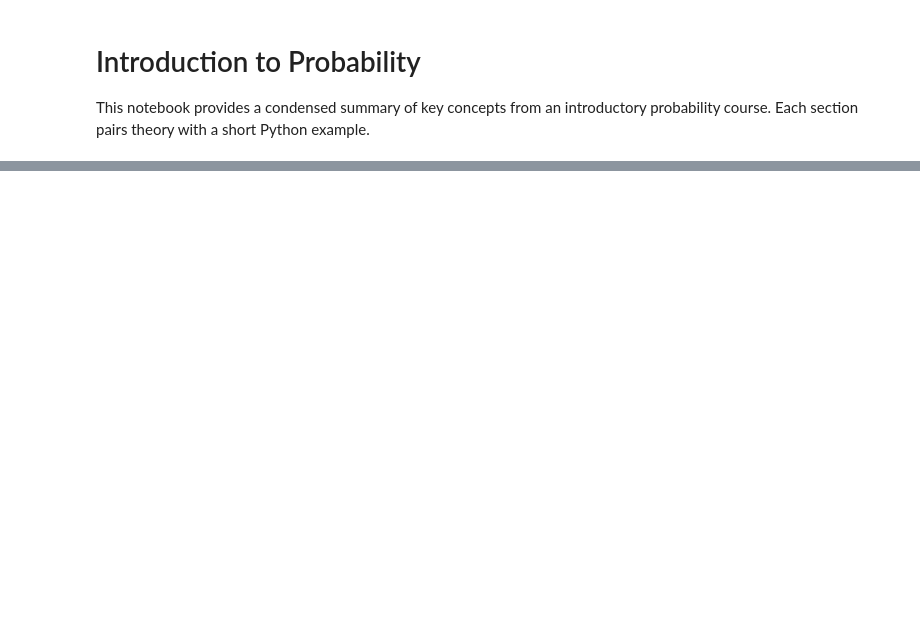
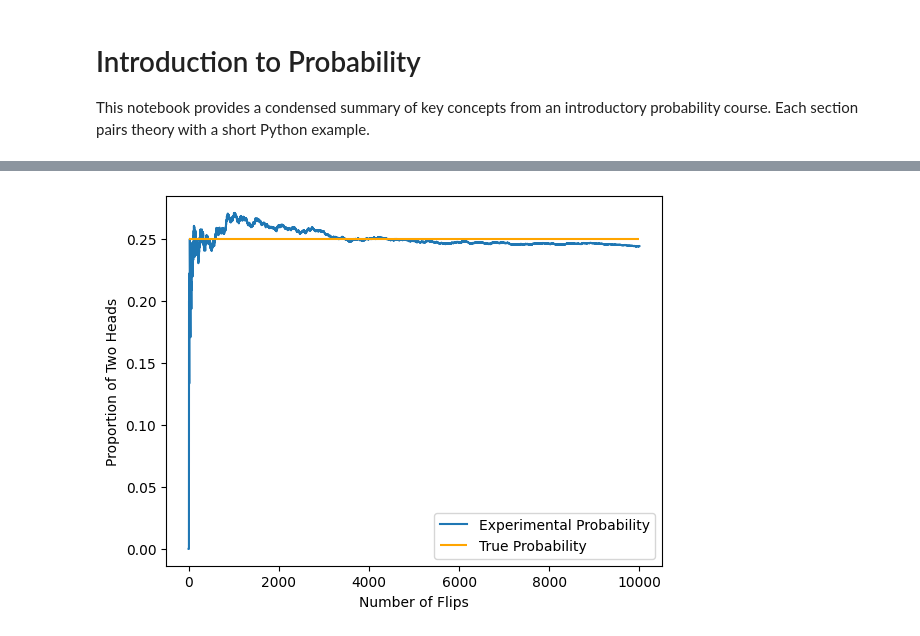
Before and after one commit to antoninolm/basic_data_science_theory, a Jupyter notebook: probability_intro_project/probability_intro.ipynb, the cells around one changed output, grey strips where cells are left out. Cells and saved outputs as stored; diff of their text form; code cells hidden in the pictures; blank space fills up the shorter version.

Commit message:
Initial commit for probability intro project

```diff
--- a/probability_intro_project/probability_intro.ipynb
+++ b/probability_intro_project/probability_intro.ipynb
@@ -122,0 +38,48 @@ print('P(X≤1) for standard normal ->', norm_cdf(1))
+# %%
+import matplotlib.pyplot as plt
+import numpy as np
+
+def coin_flip_experiment():
+  # defining our two coins as lists
+  coin1 = ['Heads', 'Tails']
+  coin2 = ['Heads', 'Tails']
+
+  # "flipping" both coins randomly
+  coin1_result = np.random.choice(coin1)
+  coin2_result = np.random.choice(coin2)
+
+  # checking if both flips are heads
+  if coin1_result == 'Heads' and coin2_result == 'Heads':
+    return 1
+  else:
+    return 0
+
+# how many times we run the experiment
+num_trials = 10000
+prop = []
+flips = []
+# keep track of the number of times heads pops up twice
+two_heads_counter = 0
+
+# perform the experiment five times
+for flip in range(num_trials):
+  # if both coins are heads add 1 to the counter
+  two_heads_counter += coin_flip_experiment()
+  # keep track of the proportion of two heads at each flip
+  prop.append(two_heads_counter/(flip+1))
+  # keep a list for number of flips
+  flips.append(flip+1)
+
+# plot all flips and proportion of two heads
+plt.plot(flips, prop, label='Experimental Probability')
+plt.xlabel('Number of Flips')
+plt.ylabel('Proportion of Two Heads')
+
+plt.hlines(0.25, 0, num_trials, colors='orange', label='True Probability')
+plt.legend()
+
+
+
+plt.show()
+# %% [output]
+[figure, added]
```
Also changed, not shown: parts of 79 cells of this notebook.
